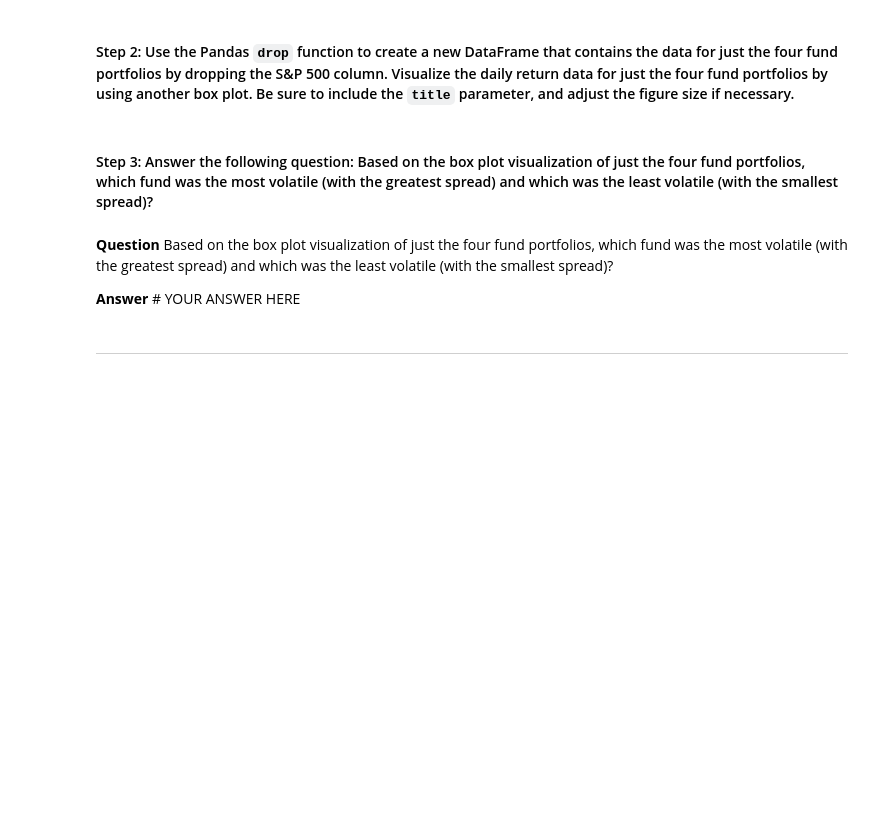
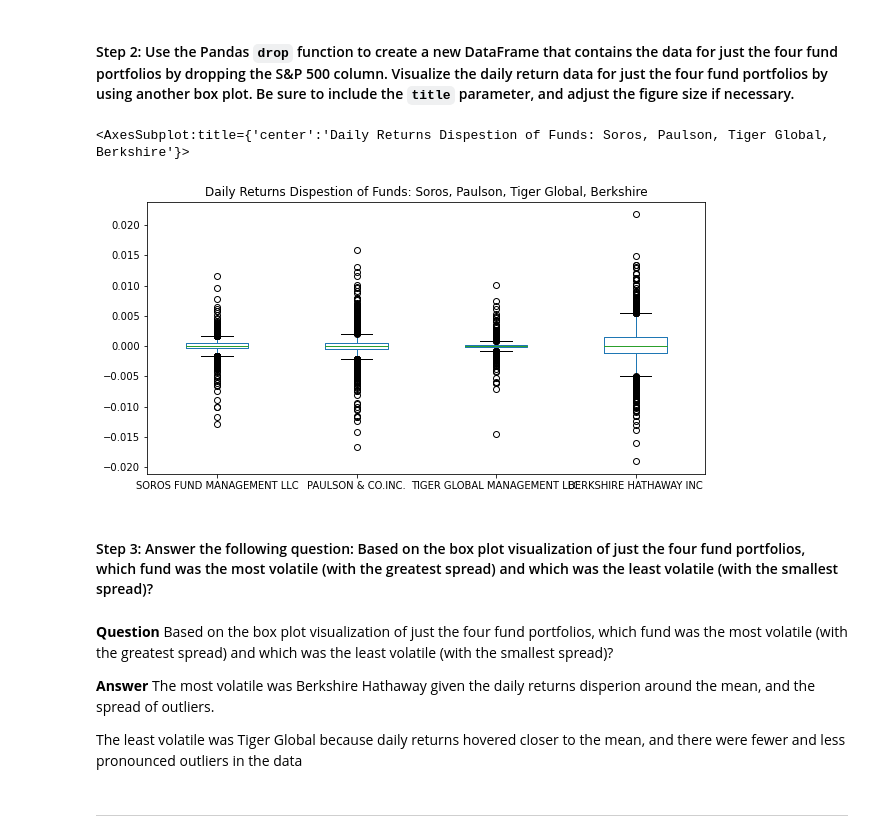
Before and after one commit to AquibaB/Analysis-investment-portfolio, a Jupyter notebook: risk_return_analysis.ipynb, the cells around one changed output. Drawn from its saved outputs; the diff is of its cells as text; code cells hidden in the pictures; blank space fills up the shorter version.

```diff
--- a/risk_return_analysis.ipynb
+++ b/risk_return_analysis.ipynb
@@ -211,14 +211,20 @@ daily_returns.plot(kind='box', figsize=(10,5), title='Daily Returns Dispersion')
 # %%
 # Create a new DataFrame containing only the 4 fund portfolios by dropping the S&P 500 column from the DataFrame
 # Create box plots to reflect the return data for only the 4 fund portfolios
 # Include a title parameter and adjust the figure size
-daily_returns_funds = drop
+daily_returns_funds = daily_returns.drop(columns=["S&P 500"])
+daily_returns_funds.plot(kind='box', figsize=(10,5), title='Daily Returns Dispestion of Funds: Soros, Paulson, Tiger Global, Berkshire')
+# %% [output]
+<AxesSubplot:title={'center':'Daily Returns Dispestion of Funds: Soros, Paulson, Tiger Global, Berkshire'}>
+[figure, added]
 # %% [markdown]
 #### Step 3: Answer the following question: Based on the box plot visualization of just the four fund portfolios, which fund was the most volatile (with the greatest spread) and which was the least volatile (with the smallest spread)?
 # %% [markdown]
 **Question** Based on the box plot visualization of just the four fund portfolios, which fund was the most volatile (with the greatest spread) and which was the least volatile (with the smallest spread)?
 
-**Answer** # YOUR ANSWER HERE
+**Answer** The most volatile was Berkshire Hathaway given the daily returns disperion around the mean, and the spread of outliers.
+
+The least volatile was Tiger Global because daily returns hovered closer to the mean, and there were fewer and less pronounced outliers in the data
 # %% [markdown]
 ---
 # %% [markdown]
```
Also changed, not shown: parts of 1 cell of this notebook.
